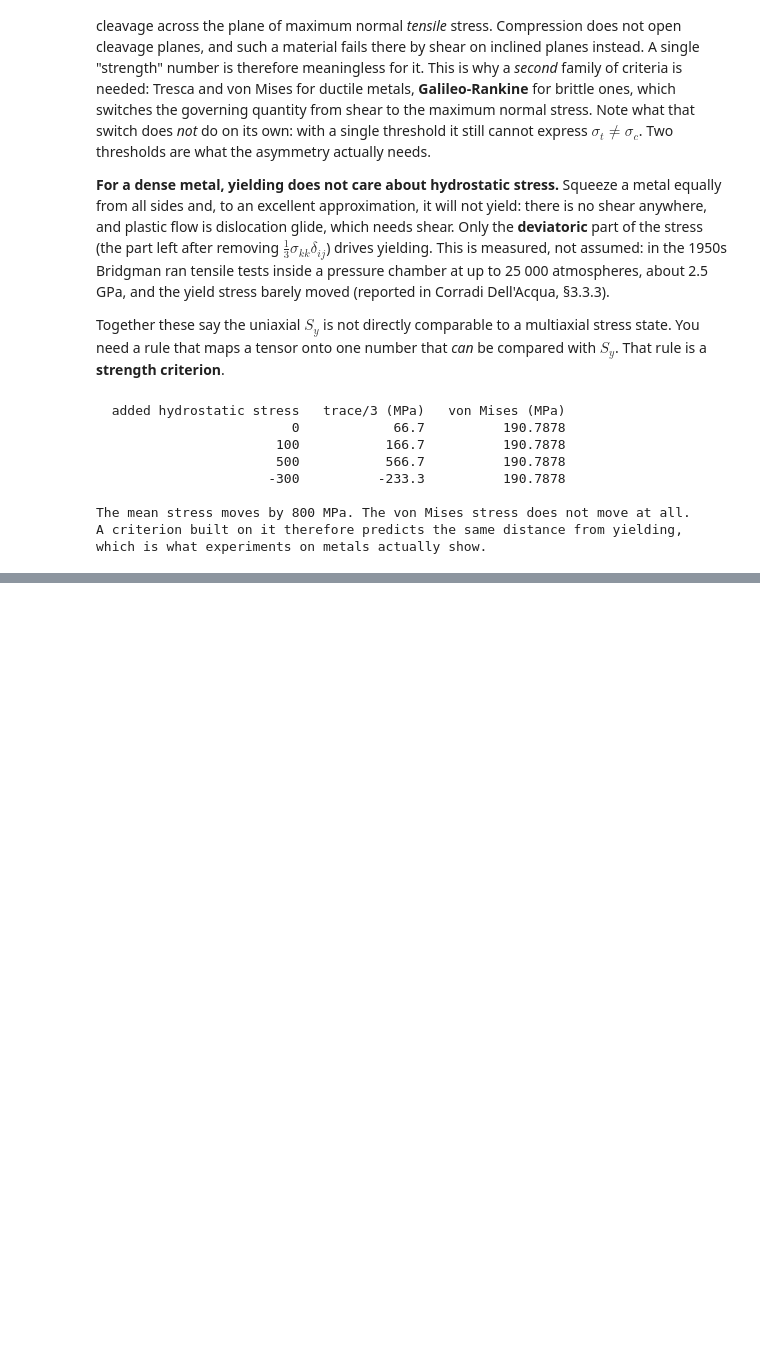
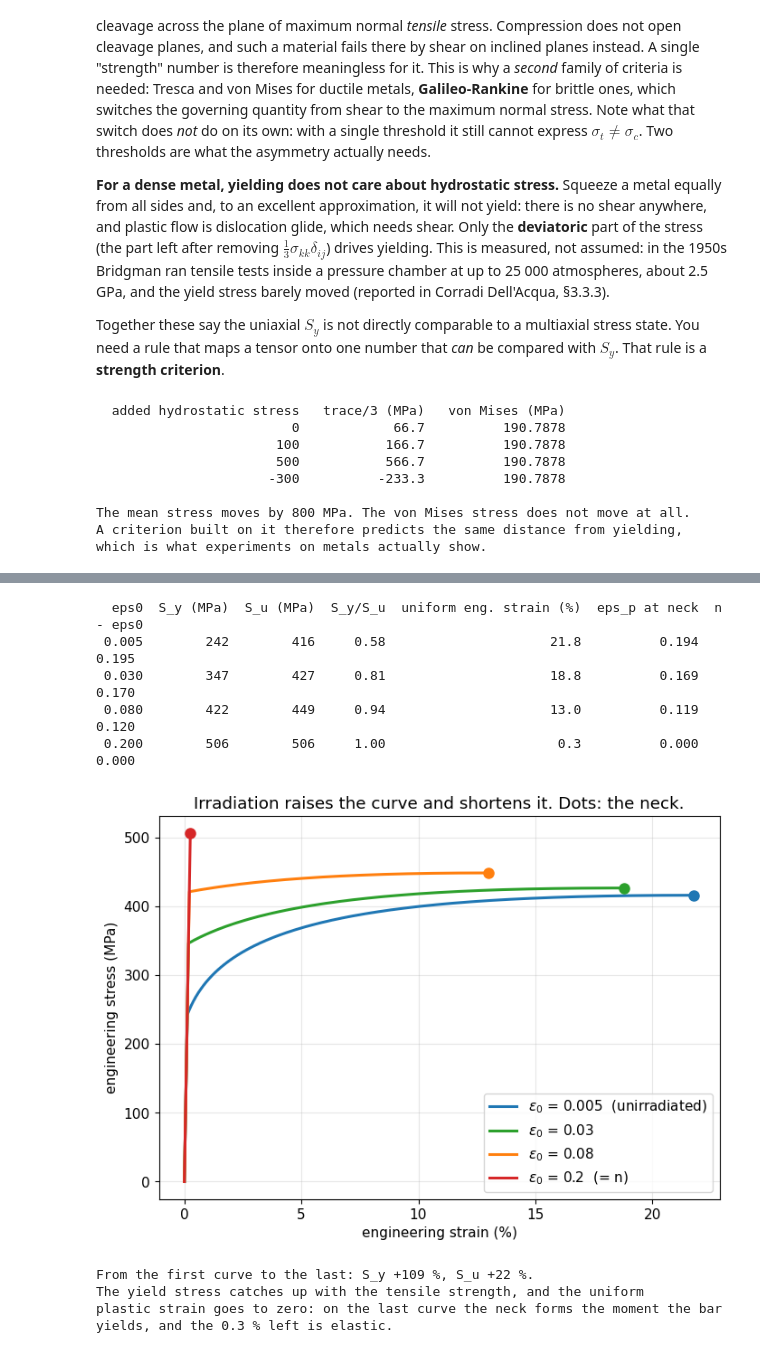
Before and after one commit to giozu/ndt-labs, a Jupyter notebook: tutoring/M2_constitutive/M2_constitutive.ipynb, the cells around one changed output, grey strips where cells are left out. Drawn from its saved outputs; the diff is of its cells as text; code cells hidden in the pictures; blank space fills up the shorter version.

```diff
--- a/tutoring/M2_constitutive/M2_constitutive.ipynb
+++ b/tutoring/M2_constitutive/M2_constitutive.ipynb
@@ -889,0 +929,46 @@ which is what experiments on metals actually show.
+# %%
+# Swift's law, sigma_t = K_H (eps0 + eps_p)^n. eps0 stands in for the dose: a larger eps0
+# starts the test further up the hardening curve. Elastic branch with the E of section 1.
+K_S, n_S = 700e6, 0.20
+cases = [(0.005, 'unirradiated'), (0.03, ''), (0.08, ''), (n_S, '= n')]
+print(f"{'eps0':>6}{'S_y (MPa)':>11}{'S_u (MPa)':>11}{'S_y/S_u':>9}"
+      f"{'uniform eng. strain (%)':>25}{'eps_p at neck':>15}{'n - eps0':>10}")
+fig, ax = plt.subplots(figsize=(8, 5.5))
+summary = []
+for (eps0, lab), c in zip(cases, ('tab:blue', 'tab:green', 'tab:orange', 'tab:red')):
+    ep = np.linspace(0, 0.4, 40001)
+    S_t = K_S*(eps0 + ep)**n_S
+    et = ep + S_t/E                            # true total strain
+    ee, S_e = np.exp(et) - 1, S_t*np.exp(-et)  # engineering, while deformation is uniform
+    i = np.argmax(S_e)
+    Sy, Su = S_e[0], S_e[i]                    # both engineering, as a test reports them
+    assert abs(ep[i] - max(n_S - eps0, 0)) < 2e-3, "Considere: neck at eps0 + eps_p = n"
+    summary.append((eps0, Sy, Su))
+    print(f"{eps0:6.3f}{Sy/1e6:11.0f}{Su/1e6:11.0f}{Sy/Su:9.2f}"
+          f"{ee[i]*100:25.1f}{ep[i]:15.3f}{max(n_S - eps0, 0):10.3f}")
+    e_el = np.linspace(0, Sy/E, 50)
+    ax.plot(np.r_[e_el, ee[:i+1]]*100, np.r_[E*e_el, S_e[:i+1]]/1e6, lw=2.2, color=c,
+            label=f'$\\varepsilon_0$ = {eps0:g}' + (f'  ({lab})' if lab else ''))
+    ax.plot(ee[i]*100, Su/1e6, 'o', color=c, ms=8)
+ax.set_xlabel('engineering strain (%)'); ax.set_ylabel('engineering stress (MPa)')
+ax.set_title('Irradiation raises the curve and shortens it. Dots: the neck.')
+ax.legend(); ax.grid(alpha=0.3)
+plt.show()
+
+(_, Sy0, Su0), (_, Sy1, Su1) = summary[0], summary[-1]
+print(f"\nFrom the first curve to the last: S_y +{100*(Sy1/Sy0 - 1):.0f} %, "
+      f"S_u +{100*(Su1/Su0 - 1):.0f} %.")
+print("The yield stress catches up with the tensile strength, and the uniform")
+print("plastic strain goes to zero: on the last curve the neck forms the moment the bar")
+print("yields, and the 0.3 % left is elastic.")
+# %% [output]
+  eps0  S_y (MPa)  S_u (MPa)  S_y/S_u  uniform eng. strain (%)  eps_p at neck  n - eps0
+ 0.005        242        416     0.58                     21.8          0.194     0.195
+ 0.030        347        427     0.81                     18.8          0.169     0.170
+ 0.080        422        449     0.94                     13.0          0.119     0.120
+ 0.200        506        506     1.00                      0.3          0.000     0.000
+[figure, added]
+From the first curve to the last: S_y +109 %, S_u +22 %.
+The yield stress catches up with the tensile strength, and the uniform
+plastic strain goes to zero: on the last curve the neck forms the moment the bar
+yields, and the 0.3 % left is elastic.
```
Also changed, not shown: parts of 7 cells of this notebook, 5 other files.
